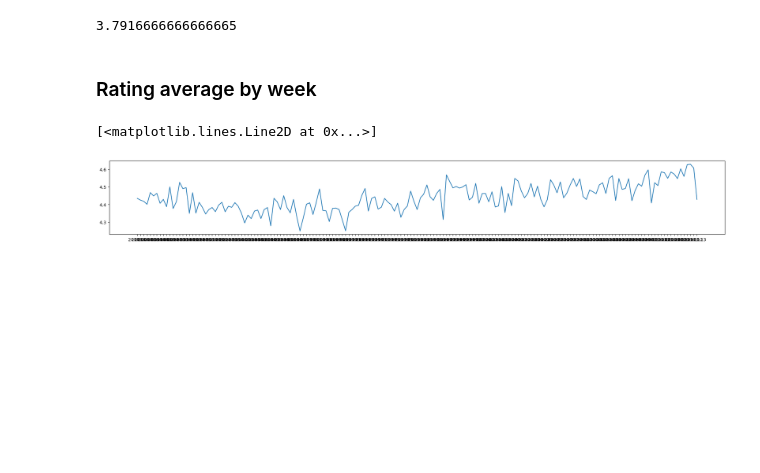
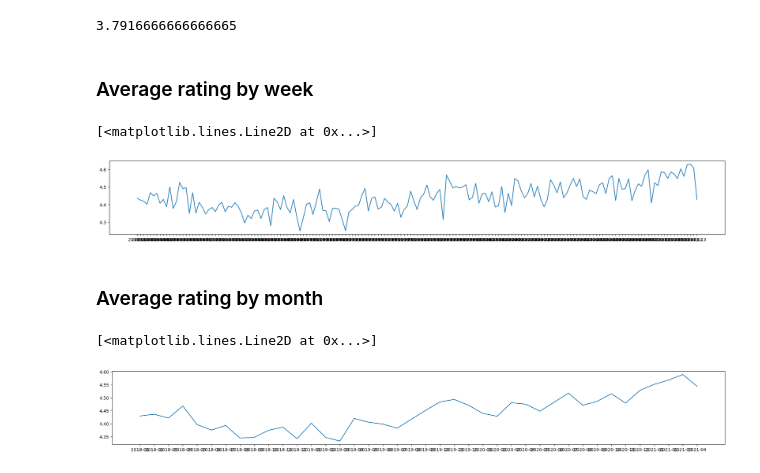
Before and after one commit to SoyEdwinCabrera/Data_Analysis, a Jupyter notebook: Plotting_ratings.ipynb, the cells around one changed output. Drawn from its saved outputs; the diff is of its cells as text; code cells hidden in the pictures; blank space fills up the shorter version.

Commit message:
Update(Plotting_ratings.ipynb): Downsampling and Plotting Average Ratings by Month

```diff
--- a/Plotting_ratings.ipynb
+++ b/Plotting_ratings.ipynb
@@ -99,7 +99,7 @@ day_average['Rating'].min()
 # %% [output]
 3.7916666666666665
 # %% [markdown]
-### Rating average by week
+### Average rating by week
 # %%
 # Convert Timestamp to date for grouping
 data['Week'] = data['Timestamp'].dt.strftime('%Y-%U')
@@ -115,3 +115,20 @@ plt.plot(week_average.index, week_average['Rating'])
 # %% [output]
 [<matplotlib.lines.Line2D at 0x...>]
 [figure]
+# %% [markdown]
+### Average rating by month
+# %%
+# Convert Timestamp to date for grouping
+data['Month'] = data['Timestamp'].dt.strftime('%Y-%m')
+
+# Only select numeric columns for the mean calculation
+# Assuming 'Rating' is a numeric column
+numeric_cols = ['Rating']  # Add other numeric columns if needed
+month_average = data.groupby(['Month'])[numeric_cols].mean()
+
+# Plot the results
+plt.figure(figsize=(25, 3))
+plt.plot(month_average.index, month_average['Rating'])
+# %% [output]
+[<matplotlib.lines.Line2D at 0x...>]
+[figure, added]
```
